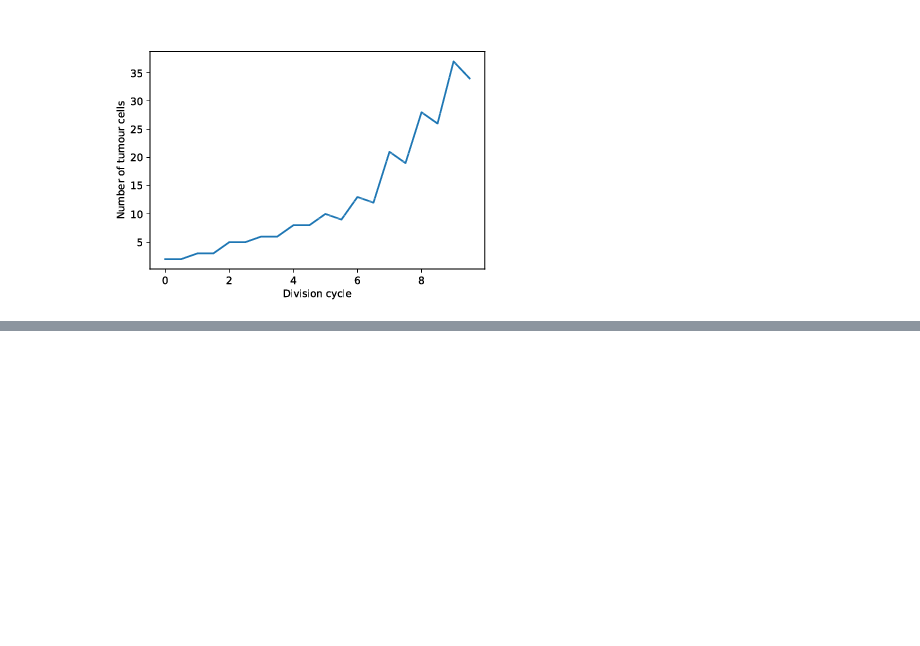
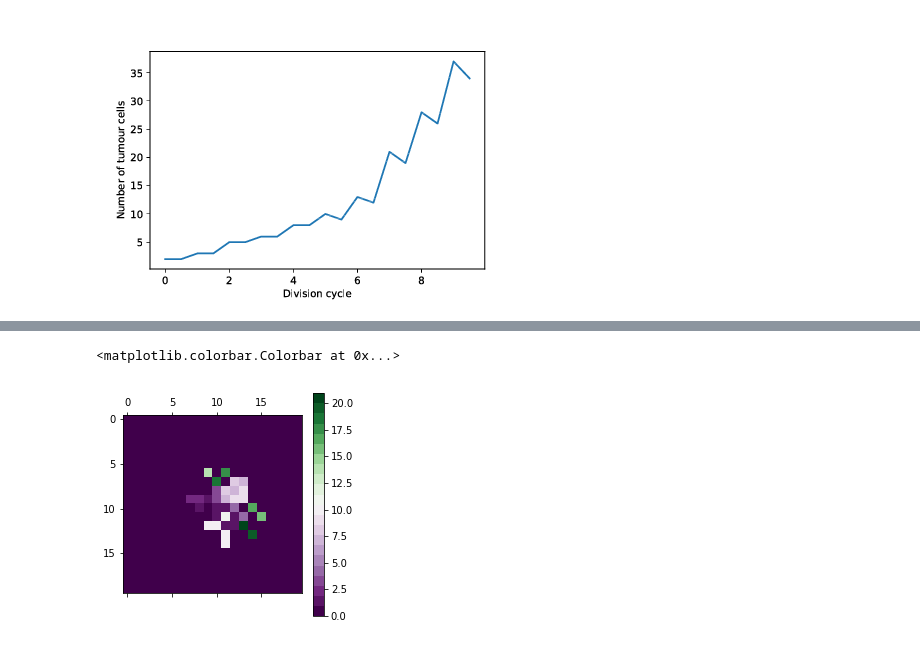
Before and after one commit to mpievolbio-scicomp/cancer_sim, a Jupyter notebook: docs/source/include/notebooks/quickstart_example.ipynb, the cells around one changed output, grey strips where cells are left out. Cells and saved outputs as stored; diff of their text form; code cells hidden in the pictures; blank space fills up the shorter version.

```diff
--- a/docs/source/include/notebooks/quickstart_example.ipynb
+++ b/docs/source/include/notebooks/quickstart_example.ipynb
@@ -98,0 +110,17 @@ out/cancer_1/simOutput/growthCurve.pdf
+# %%
+def unpickle(file):
+
+    with open(os.path.join(cancer_sim._CancerSimulator__simdir, file),'rb') as fp:
+        return pickle.load(fp)
+# %%
+# Load the mutation matrix
+mtx=unpickle('mtx.p').toarray()
+# %%
+# Plot the tumour as a 2D map color coding the mutation ID
+cmap = pyplot.cm.get_cmap('PRGn', mtx.max()+1)
+
+pyplot.matshow(mtx, cmap=cmap)
+pyplot.colorbar()
+# %% [output]
+<matplotlib.colorbar.Colorbar at 0x...>
+[figure, added]
```
Also changed, not shown: parts of 3 cells of this notebook, 1 other file.
